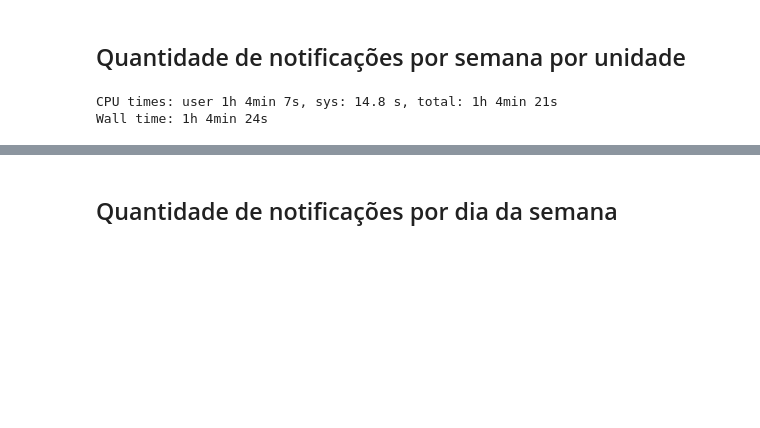
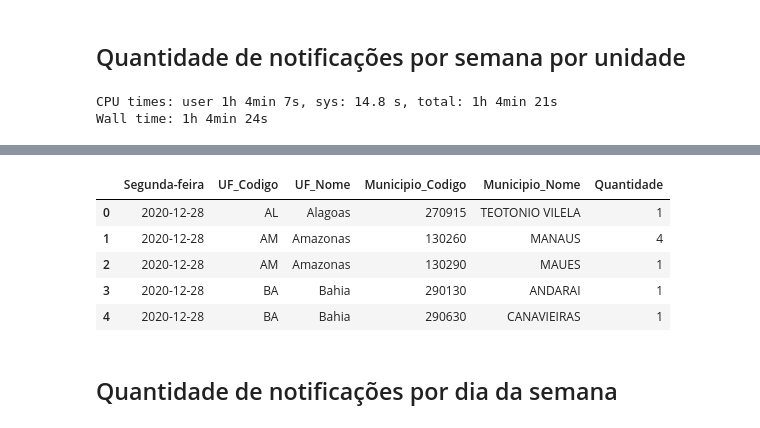
Before and after one commit to flohmannjr/PJI410, a Jupyter notebook: PJI410_dados.ipynb, the cells around one changed output, grey strips where cells are left out. Drawn from its saved outputs; the diff is of its cells as text; code cells hidden in the pictures; blank space fills up the shorter version.

Commit message:
Add notificações por semana por município

```diff
--- a/PJI410_dados.ipynb
+++ b/PJI410_dados.ipynb
@@ -847,0 +855,13 @@ Wall time: 1h 4min 24s
+# %%
+%%time
+
+df_notificacoes_por_municipio = df[['DT_NOTIFIC', 'SG_UF_NOT', 'CO_MUN_NOT']].value_counts().sort_index().reset_index()
+df_notificacoes_por_municipio.columns = ['Data', 'UF_Codigo', 'Municipio_Codigo', 'Quantidade']
+
+for i, nm in df_notificacoes_por_municipio.iterrows():
+    df_notificacoes_por_municipio.loc[i, 'Segunda-feira']  = nm['Data'] - np.timedelta64(nm['Data'].dayofweek, 'D')
+    df_notificacoes_por_municipio.loc[i, 'UF_Nome']        = df_populacao['Nome'][df_populacao['UF'] == nm['UF_Codigo']].values[0]
+    df_notificacoes_por_municipio.loc[i, 'Municipio_Nome'] = df_municipios['Municipio'][df_municipios['Codigo'] == nm['Municipio_Codigo']].values[0]
+
+df_notificacoes_por_municipio.drop(['Data'], axis=1, inplace=True)
+df_notificacoes_por_municipio = df_notificacoes_por_municipio.groupby(by=['Segunda-feira', 'UF_Codigo', 'UF_Nome', 'Municipio_Codigo', 'Municipio_Nome']).sum().reset_index()
@@ -847,0 +871,9 @@ Wall time: 1h 4min 24s
+# %%
+df_notificacoes_por_municipio[:5]
+# %% [output]
+|  | Segunda-feira | UF_Codigo | UF_Nome | Municipio_Codigo | Municipio_Nome | Quantidade |
+| 0 | 2020-12-28 | AL | Alagoas | 270915 | TEOTONIO VILELA | 1 |
+| 1 | 2020-12-28 | AM | Amazonas | 130260 | MANAUS | 4 |
+| 2 | 2020-12-28 | AM | Amazonas | 130290 | MAUES | 1 |
+| 3 | 2020-12-28 | BA | Bahia | 290130 | ANDARAI | 1 |
+| 4 | 2020-12-28 | BA | Bahia | 290630 | CANAVIEIRAS | 1 |
```
Also changed, not shown: parts of 9 cells of this notebook.
